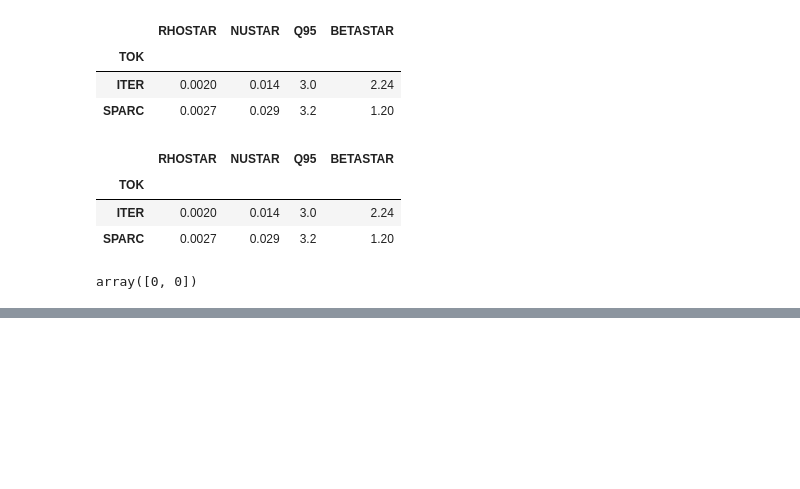
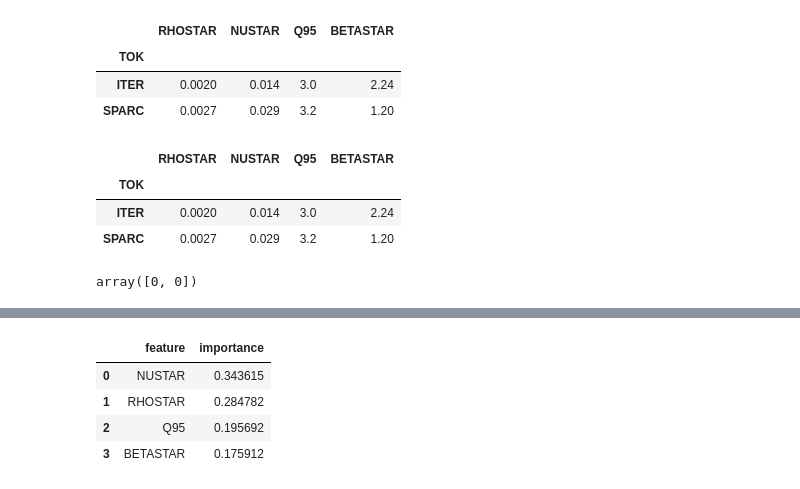
Before and after one commit to Chinnasf/FUSION-EP-Master-Thesis, a Jupyter notebook: Classification/Sklearn_Tuning/Best SHORT Model | With Predictions.ipynb, the cells around one changed output, grey strips where cells are left out. Cells and saved outputs as stored; diff of their text form; code cells hidden in the pictures; blank space fills up the shorter version.

```diff
--- a/Classification/Sklearn_Tuning/Best SHORT Model | With Predictions.ipynb
+++ b/Classification/Sklearn_Tuning/Best SHORT Model | With Predictions.ipynb
@@ -179,0 +223,8 @@ array([0, 0])
+# %%
+df
+# %% [output]
+|  | feature | importance |
+| 0 | NUSTAR | 0.343615 |
+| 1 | RHOSTAR | 0.284782 |
+| 2 | Q95 | 0.195692 |
+| 3 | BETASTAR | 0.175912 |
```
Also changed, not shown: parts of 8 cells of this notebook.
